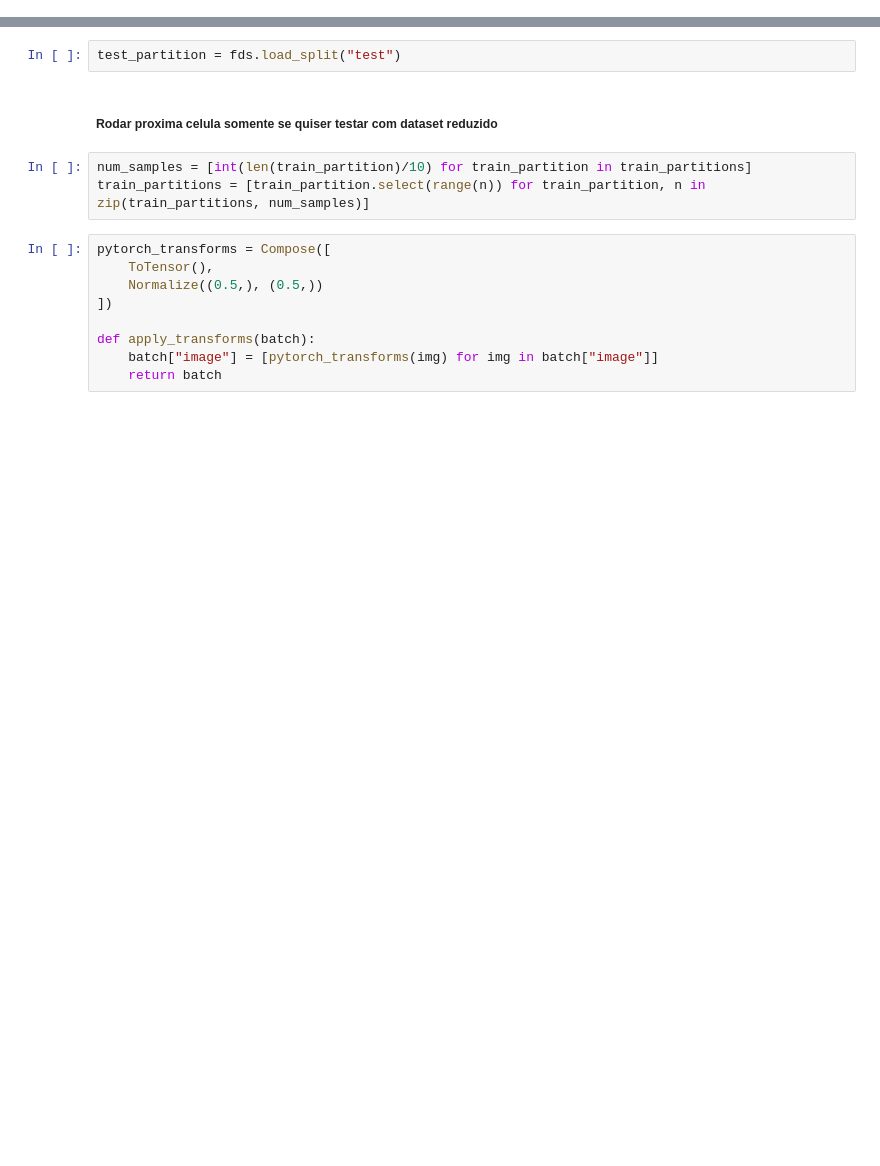
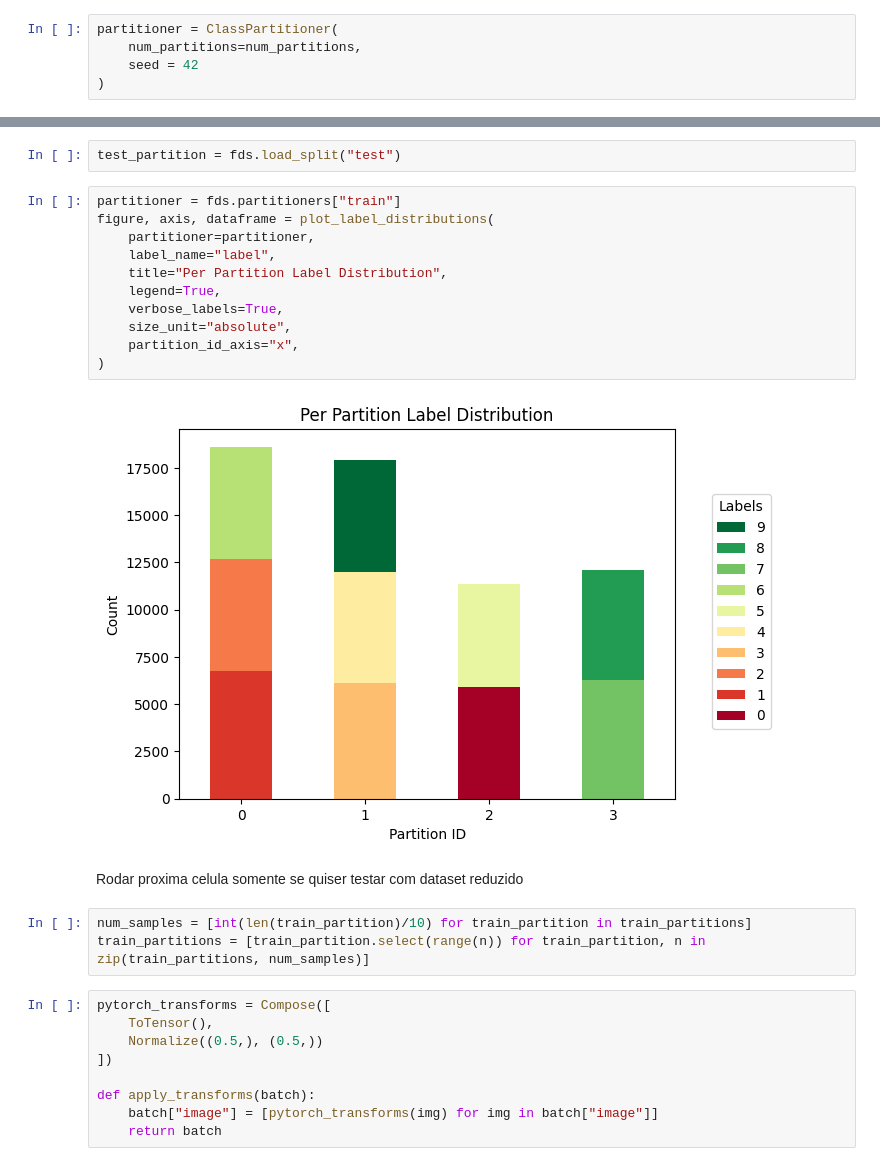
Before and after one commit to gustavoguaragna/GeraFed, a Jupyter notebook: CGANs.ipynb, the cells around one changed output, grey strips where cells are left out. Saved outputs shown, nothing was run; the diff lists cells and outputs as text; blank space fills up the shorter version.

```diff
--- a/CGANs.ipynb
+++ b/CGANs.ipynb
@@ -370,3 +625,8 @@ partitioner = DirichletPartitioner(
+# %%
+partitioner = ClassPartitioner(
+    num_partitions=num_partitions,
+    seed = 42
+)
 # %%
 fds = FederatedDataset(
     dataset="mnist",
@@ -377,7 +643,20 @@ train_partitions = [fds.load_partition(i, split="train") for i in range(num_part
 # %%
 test_partition = fds.load_split("test")
+# %%
+partitioner = fds.partitioners["train"]
+figure, axis, dataframe = plot_label_distributions(
+    partitioner=partitioner,
+    label_name="label",
+    title="Per Partition Label Distribution",
+    legend=True,
+    verbose_labels=True,
+    size_unit="absolute",
+    partition_id_axis="x",
+)
+# %% [output]
+[figure, added]
 # %% [markdown]
-##### Rodar proxima celula somente se quiser testar com dataset reduzido
+Rodar proxima celula somente se quiser testar com dataset reduzido
 # %%
 num_samples = [int(len(train_partition)/10) for train_partition in train_partitions]
 train_partitions = [train_partition.select(range(n)) for train_partition, n in zip(train_partitions, num_samples)]
```
Also changed, not shown: parts of 70 cells of this notebook.
